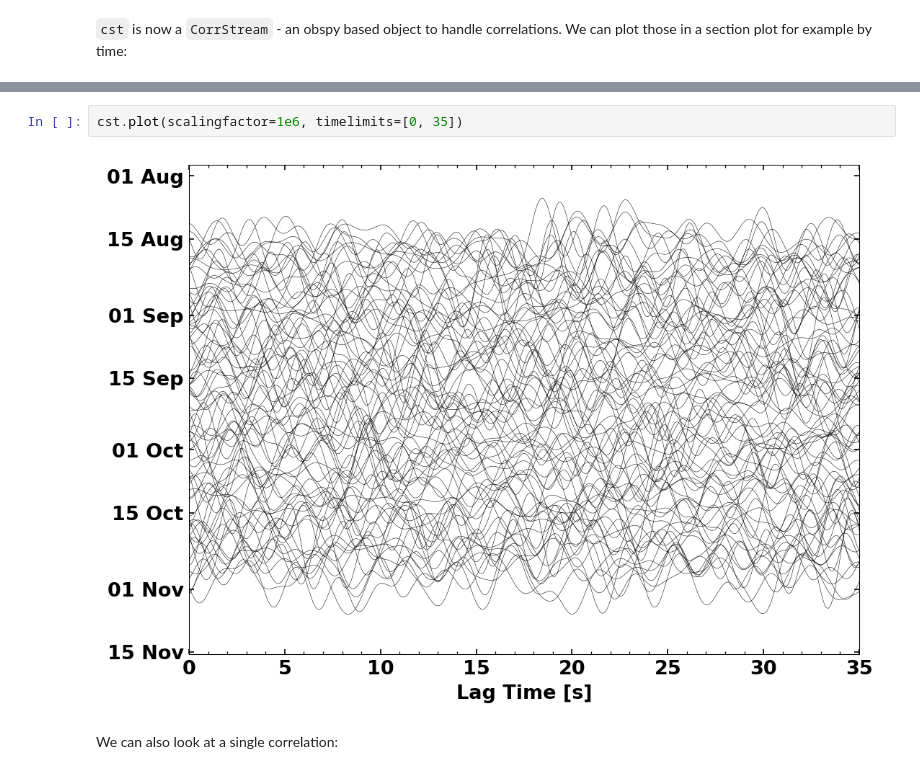
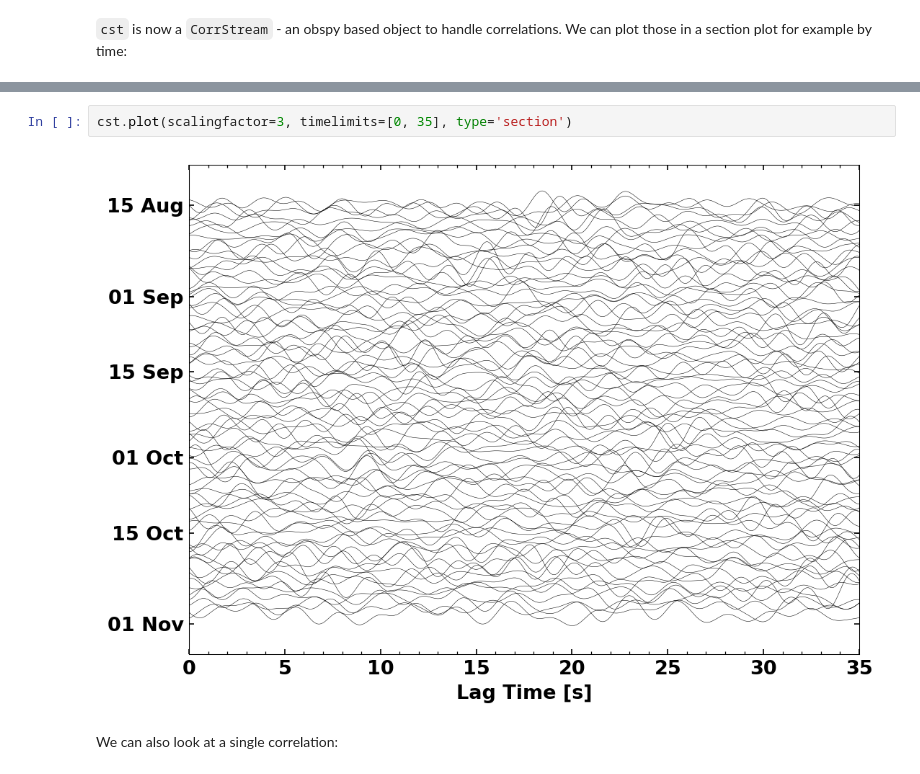
Before and after one commit to PeterMakus/SeisMIC, a Jupyter notebook: examples/tutorial.ipynb, the cells around one changed output, grey strips where cells are left out. Cells and saved outputs as stored; diff of their text form.

```diff
--- a/examples/tutorial.ipynb
+++ b/examples/tutorial.ipynb
@@ -173,7 +184,7 @@ print(type(cst))
 # %%
-cst.plot(scalingfactor=1e6, timelimits=[0, 35])
+cst.plot(scalingfactor=3, timelimits=[0, 35], type='section')
 # %% [output]
-[figure, old version]
+[figure, new version]
 # %% [markdown]
 We can also look at a single correlation:
 # %%
```
Also changed, not shown: parts of 4 cells of this notebook.
